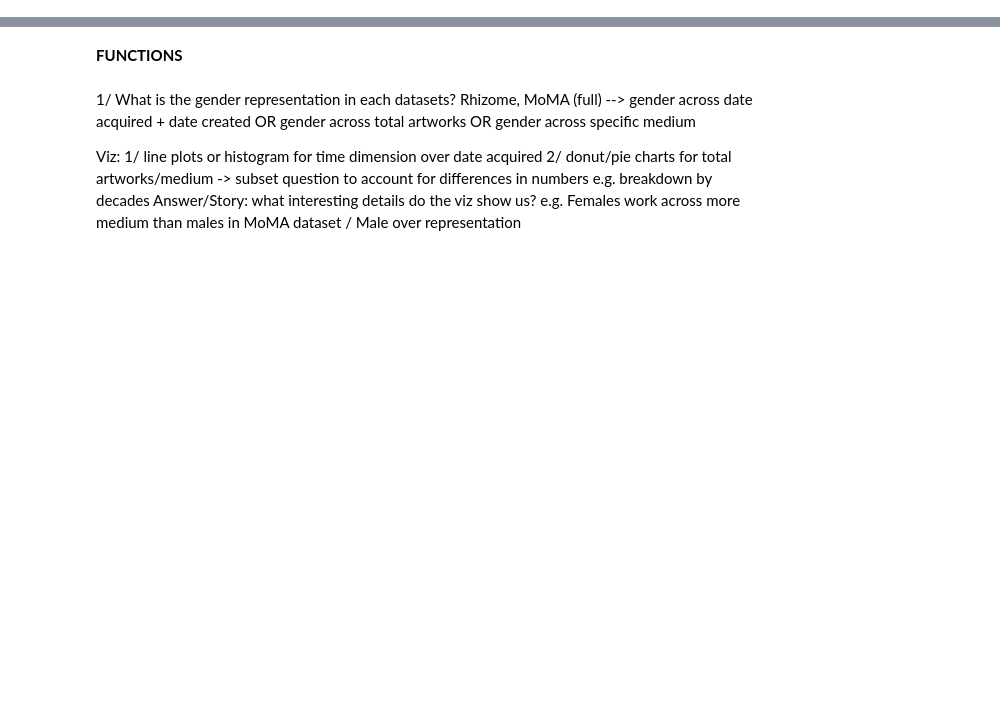
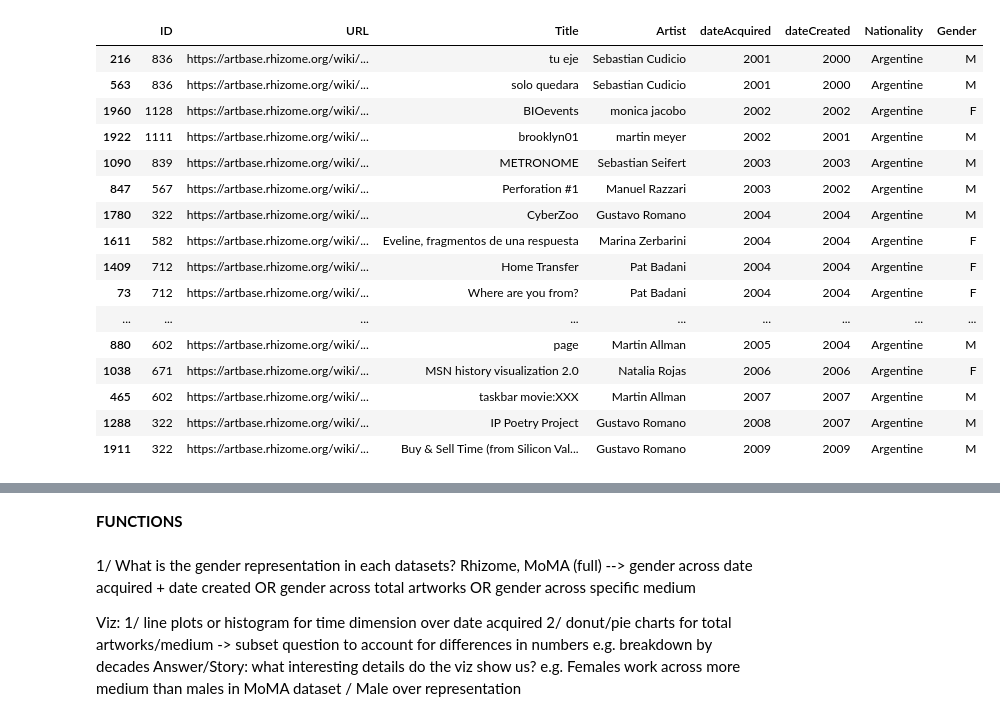
Before and after one commit to laurentfintoni/Net-Art-Rev, a Jupyter notebook: Lo_Viz_2.ipynb, the cells around one changed output, grey strips where cells are left out. Saved outputs shown, nothing was run; the diff lists cells and outputs as text; code cells hidden in the pictures; blank space fills up the shorter version.

```diff
--- a/Lo_Viz_2.ipynb
+++ b/Lo_Viz_2.ipynb
@@ -94,3 +94,23 @@ moma_paint_mod_text_stop = pd.read_pickle(path+'MOMA_data/pickle/departments/pai
 moma_photo_cont_text_stop = pd.read_pickle(path+'MOMA_data/pickle/departments/photo_cont_text_final_stop.pkl')
 moma_photo_mod_text_stop = pd.read_pickle(path+'MOMA_data/pickle/departments/photo_mod_text_final_stop.pkl')
 moma_full_text_stop = pd.concat([moma_arch_cont_text_stop, moma_draw_cont_text_stop, moma_draw_mod_text_stop, moma_films_cont_text_stop, moma_films_mod_text_stop, moma_media_cont_text_stop, moma_media_mod_text_stop, moma_paint_cont_text_stop, moma_paint_mod_text_stop, moma_photo_cont_text_stop, moma_photo_mod_text_stop])
+# %%
+rhz_artworks.loc[rhz_artworks['Nationality'] == 'Argentine'].sort_values(by='dateAcquired', ascending=True)
+# %% [output]
+|  | ID | URL | Title | Artist | dateAcquired | dateCreated | Nationality | Gender |
+| 216 | 836 | https://artbase.rhizome.org/wiki/... | tu eje | Sebastian Cudicio | 2001 | 2000 | Argentine | M |
+| 563 | 836 | https://artbase.rhizome.org/wiki/... | solo quedara | Sebastian Cudicio | 2001 | 2000 | Argentine | M |
+| 1960 | 1128 | https://artbase.rhizome.org/wiki/... | BIOevents | monica jacobo | 2002 | 2002 | Argentine | F |
+| 1922 | 1111 | https://artbase.rhizome.org/wiki/... | brooklyn01 | martin meyer | 2002 | 2001 | Argentine | M |
+| 1090 | 839 | https://artbase.rhizome.org/wiki/... | METRONOME | Sebastian Seifert | 2003 | 2003 | Argentine | M |
+| 847 | 567 | https://artbase.rhizome.org/wiki/... | Perforation #1 | Manuel Razzari | 2003 | 2002 | Argentine | M |
+| 1780 | 322 | https://artbase.rhizome.org/wiki/... | CyberZoo | Gustavo Romano | 2004 | 2004 | Argentine | M |
+| 1611 | 582 | https://artbase.rhizome.org/wiki/... | Eveline, fragmentos de una respuesta | Marina Zerbarini | 2004 | 2004 | Argentine | F |
+| 1409 | 712 | https://artbase.rhizome.org/wiki/... | Home Transfer | Pat Badani | 2004 | 2004 | Argentine | F |
+| 73 | 712 | https://artbase.rhizome.org/wiki/... | Where are you from? | Pat Badani | 2004 | 2004 | Argentine | F |
+| ... | ... | ... | ... | ... | ... | ... | ... | ... |
+| 880 | 602 | https://artbase.rhizome.org/wiki/... | page | Martin Allman | 2005 | 2004 | Argentine | M |
+| 1038 | 671 | https://artbase.rhizome.org/wiki/... | MSN history visualization 2.0 | Natalia Rojas | 2006 | 2006 | Argentine | F |
+| 465 | 602 | https://artbase.rhizome.org/wiki/... | taskbar movie:XXX | Martin Allman | 2007 | 2007 | Argentine | M |
+| 1288 | 322 | https://artbase.rhizome.org/wiki/... | IP Poetry Project | Gustavo Romano | 2008 | 2007 | Argentine | M |
+| 1911 | 322 | https://artbase.rhizome.org/wiki/... | Buy & Sell Time (from Silicon Val... | Gustavo Romano | 2009 | 2009 | Argentine | M |
```
Also changed, not shown: parts of 20 cells of this notebook, 1 other file.
